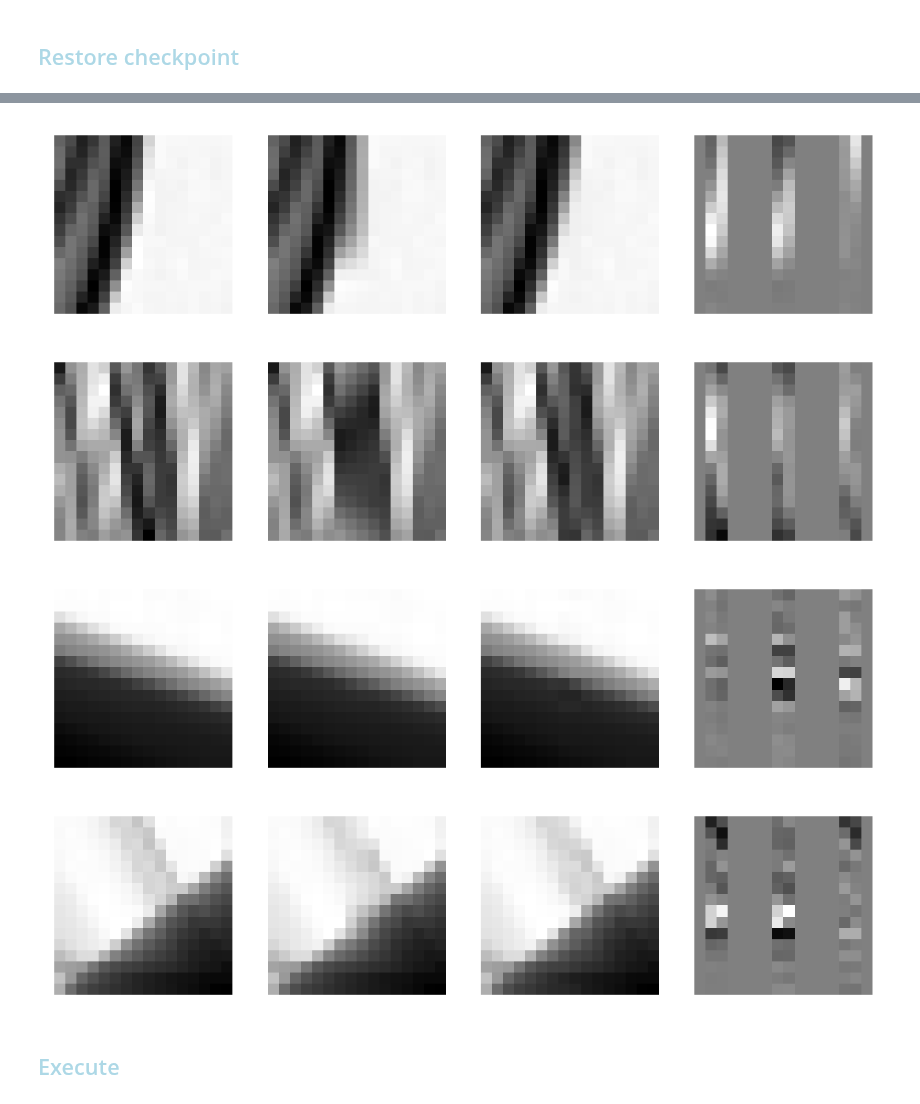
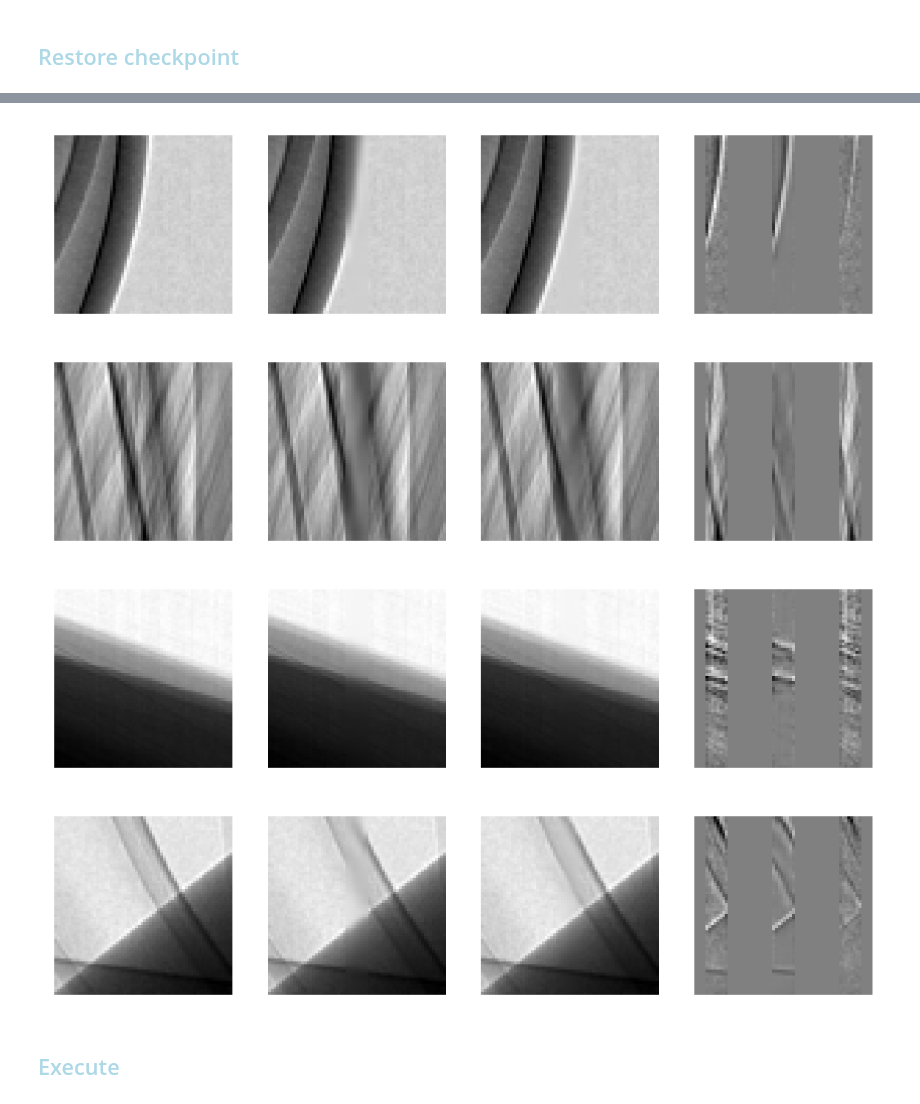
Before and after one commit to AustralianSynchrotron/sinogap, a Jupyter notebook: sinogap_dj1.ipynb, the cells around one changed output, grey strips where cells are left out. Cells and saved outputs as stored; diff of their text form; code cells hidden in the pictures.

```diff
--- a/sinogap_dj1.ipynb
+++ b/sinogap_dj1.ipynb
@@ -33,7 +33,7 @@ sg.TCfg = sg.TCfgClass(
      exec = 1
     ,nofEpochs = None
     ,latentDim = 64
-    ,batchSize = 2**12
+    ,batchSize = 2**8
     ,batchSplit = 2**0
     ,labelSmoothFac = 0.1 # For Fake labels (or set to 0.0 for no smoothing).
     ,learningRateG = 1e-3
@@ -41,14 +41,14 @@ sg.TCfg = sg.TCfgClass(
     ,dataDir = 'data'
 )
 
-sg.DCfg = sg.DCfgClass(2,True)
+sg.DCfg = sg.DCfgClass(8,True)
 
 
 os.environ["CTAS_MMAP_PATH"] = "/mnt/ssdData/"
 # %% [markdown]
 ### <font style="color:lightblue">Raw Read</font>
 # %%
-sg.trainSet = sg.createDataSet(sg.TCfg.dataDir, sg.listOfTrainData, expose = 1e-3)
+sg.trainSet = sg.createDataSet(sg.TCfg.dataDir, sg.listOfTrainData, expose = 4e-5)
 sg.trainLoader = sg.createDataLoader(sg.trainSet, num_workers=sg.TCfg.num_workers)
 sg.testSet = sg.createDataSet(sg.TCfg.dataDir+"/test", sg.listOfTestData, exclusive = True)
 sg.testLoader = sg.createDataLoader(sg.testSet, num_workers=sg.TCfg.num_workers)
@@ -118,12 +122,13 @@ class BricksGenerator2(sg.SubGeneratorTemplate) :
             self.decblock( 2, 1, 3, norm=False),
             ])
         self.lastTouch = self.createLastTouch()
+        sg.load_model(self, model_path="saves/complex/models/bricks2.pt" )
 
 
-generator = BricksGenerator2()
-generator = generator.to(sg.TCfg.device)
-
-model_summary = summary(generator, input_data=[ sg.refImages[[0],...] ] ).__str__()
-print(model_summary)
-
-sg.generator = generator
+#generator = BricksGenerator2()
+#generator = generator.to(sg.TCfg.device)
+#
+#model_summary = summary(generator, input_data=[ sg.refImages[[0],...] ] ).__str__()
+#print(model_summary)
+#
+#sg.generator = generator
@@ -190,23 +299,24 @@ Estimated Total Size (MB): 0.00
 # %% [markdown]
 ## <font style="color:lightblue">Norms</font>
 # %%
+
 
 #_ = sg.summarizeMe(sg.testLoader, True)
 #_ = sg.summarizeMe(sg.testLoader, False)
-#_ = sg.summarizeMe(sg.dataLoader, True)
-#_ = sg.summarizeMe(sg.dataLoader, False)
+#_ = sg.summarizeMe(sg.trainLoader, True)
+#_ = sg.summarizeMe(sg.trainLoader, False)
 #sg.displayImages()
 
 ### no prenorm
 
 sg.metrices = {
     'Adv'    : sg.Metrics(sg.loss_Adv_Gen, 0.000e+00, 0),
-    'MSE'    : sg.Metrics(sg.loss_MSE,     8.799e-03, 1),
-    'MSEN'   : sg.Metrics(sg.loss_MSEN,    5.276e+00, 0),
-    'L1L'    : sg.Metrics(sg.loss_L1L,     1.290e-01, 0),
-    'L1LN'   : sg.Metrics(sg.loss_L1LN,    7.558e+00, 0),
-    'SSIM'   : sg.Metrics(sg.loss_SSIM,    4.114e-04, 0),
-    'MSSSIM' : sg.Metrics(sg.loss_MSSSIM,  3.784e-06, 0),
+    'MSE'    : sg.Metrics(sg.loss_MSE,     1.057e-01, 1),
+    'MSEN'   : sg.Metrics(sg.loss_MSEN,    1.264e+02, 0),
+    'L1L'    : sg.Metrics(sg.loss_L1L,     2.759e+00, 0),
+    'L1LN'   : sg.Metrics(sg.loss_L1LN,    1.678e+02, 0),
+    'SSIM'   : sg.Metrics(sg.loss_SSIM,    1.338e-03, 0),
+    'MSSSIM' : sg.Metrics(sg.loss_MSSSIM,  7.102e-06, 0),
 }
 
 #sg.displayImages()
@@ -240,11 +350,12 @@ Initial LR : G 9.822e-06 (0.0098)
 # %%
+sg.generator.eval()
 sg.displayImages()
 #_ = sg.summarizeMe(sg.testLoader, False)
 # %% [output]
-[figure, old version]
+[figure, new version]
-[figure, old version]
+[figure, new version]
-[figure, old version]
+[figure, new version]
-[figure, old version]
+[figure, new version]
 # %% [markdown]
 ## <font style="color:lightblue">Execute</font>
 # %%
```
Also changed, not shown: parts of 11 cells of this notebook.
